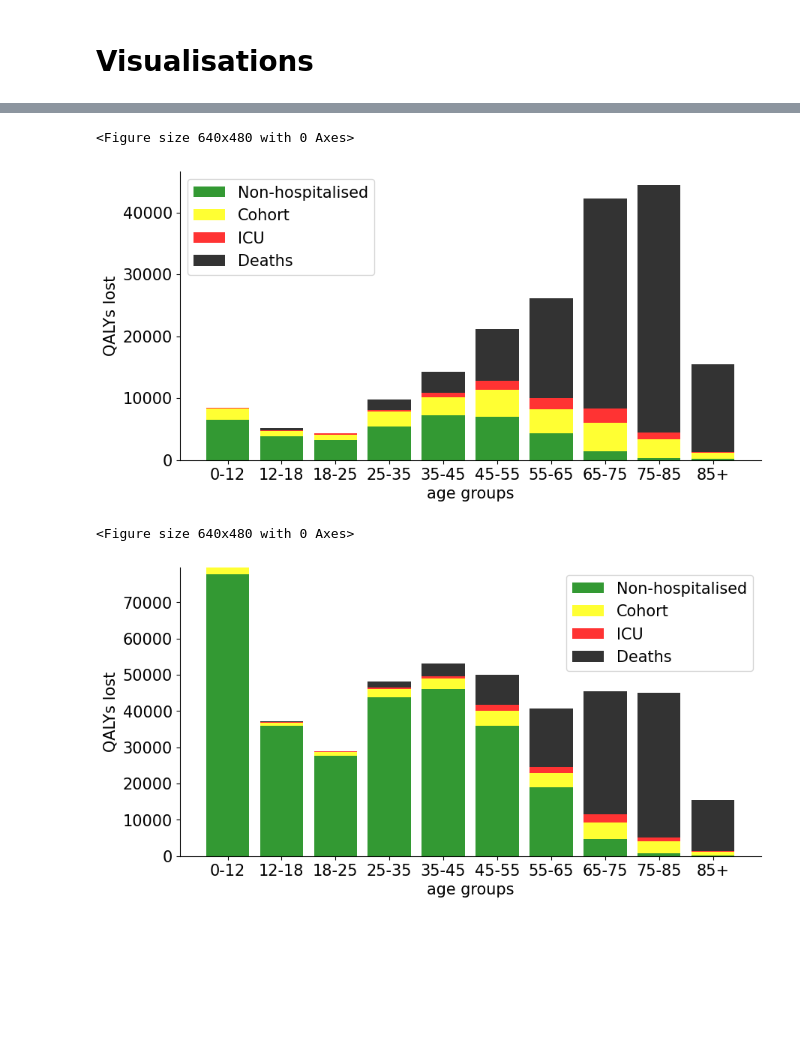
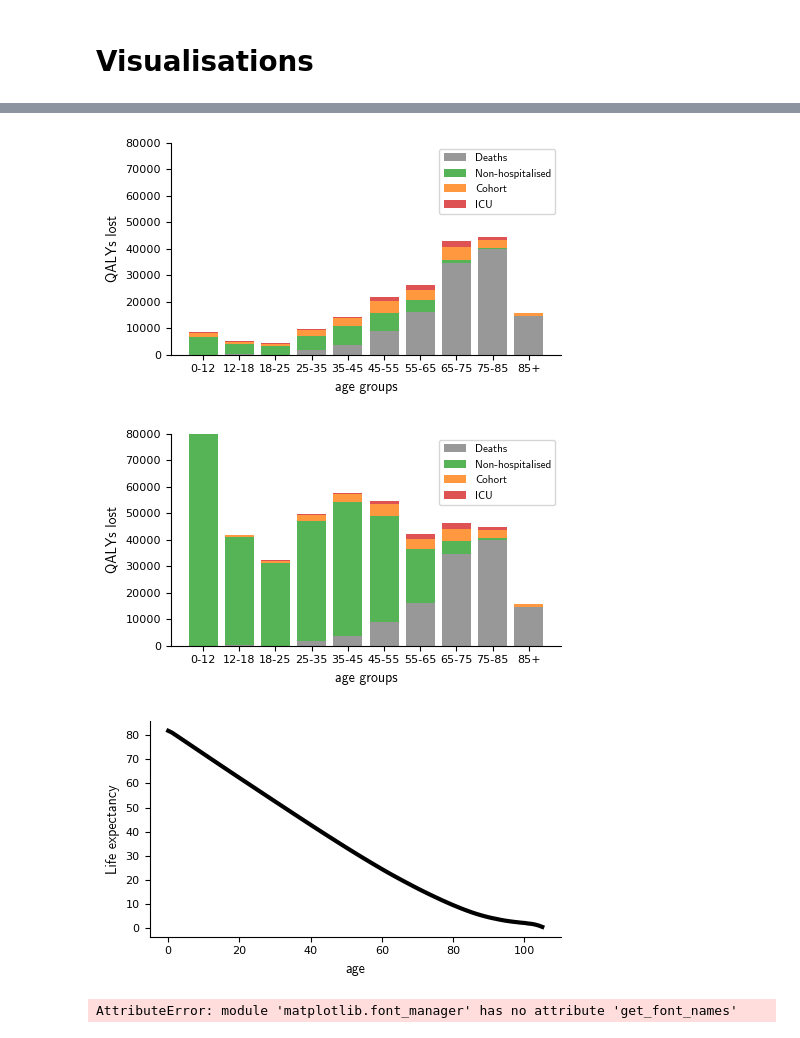
Before and after one commit to woldmuyn/COVID19-Model, a Jupyter notebook: notebooks/scratch/woldmuyn_long_COVID.ipynb, the cells around one changed output, grey strips where cells are left out. Cells and saved outputs as stored; diff of their text form; code cells hidden in the pictures; blank space fills up the shorter version.

Commit message:
Update figures

```diff
--- a/notebooks/scratch/woldmuyn_long_COVID.ipynb
+++ b/notebooks/scratch/woldmuyn_long_COVID.ipynb
@@ -70,7 +184,7 @@ for scenario,out in zip(['no_AD','AD'],[out_no_AD,out_AD]):
         lower = np.quantile(out[QALYs].sum('doses').sum('age_groups'),0.025,axis=0)
         upper = np.quantile(out[QALYs].sum('doses').sum('age_groups'),0.975,axis=0)
 
-        ax.plot(simtime,mean,'--', color=color)
+        ax.plot(simtime,mean,'--', color=palette_colors[color])
         ax.fill_between(simtime, lower, upper,alpha=0.20, color = color)
 
         ax = _apply_tick_locator(ax)
@@ -109,26 +223,35 @@ for scenario,out in zip(['no_AD','AD'],[out_no_AD,out_AD]):
 # %%
 for scenario,out in zip(['no_AD','AD'],[out_no_AD,out_AD]):
-# QALYS per age group
-    Palette=cm.get_cmap('tab10_r', initN.size).colors
-    plt.set_cmap('Set1')
-    age_group=['0-12','12-18','18-25','25-35','35-45','45-55','55-65','65-75','75-85','85+']
-
-    bottom = np.zeros(len(age_group))
-    fig, ax = plt.subplots(figsize=(10,5))
+    #age_groups=['0-12','12-18','18-25','25-35','35-45','45-55','55-65','65-75','75-85','85+']
+    bottom = np.zeros(len(age_groups))
+    fig, ax = plt.subplots(figsize=(5,3))
     for state, color, label in zip(states,colors,titles):
 
         y = out[state].mean('draws').sum('doses')[-1].values
-        ax.bar(age_group,y, color=color, alpha=0.8,bottom=bottom,label=label)
+        ax.bar(age_group_labels,y,color=palette_colors[color], alpha=0.8,bottom=bottom,label=label)
         ax.grid(False)
         bottom += y
 
-    ax.legend()
-    ax.set_ylabel('QALYs lost')
-    ax.set_xlabel('age groups')
-    plt.show()
-    #fig.savefig(os.path.join(abs_dir,result_folder,f'QALY_losses_per_age_group_{scenario}.png'), dpi=600)
+    ax.legend(prop=legend_font)
+    ax.set_ylabel('QALYs lost',font=label_font)
+    ax.set_xlabel('age groups',font=label_font)
+    ax.set_ylim([0,80000])
+    ax.tick_params(axis='both', which='major', labelsize=8)
+    fig.tight_layout()
+    fig.savefig(os.path.join(abs_dir,result_folder,f'QALY_losses_per_age_group_{scenario}.png'), dpi=600,bbox_inches='tight')
 # %% [output]
-<Figure size 640x480 with 0 Axes>
-[figure, old version]
+[figure, new version]
-<Figure size 640x480 with 0 Axes>
-[figure, old version]
+[figure, new version]
+# %%
+LE = life_table.life_expectancy()
+fig,ax = plt.subplots(figsize=(5,3))
+ax.plot(LE,'black')
+ax.grid(False)
+ax.set_ylabel('Life expectancy',font=label_font)
+ax.set_xlabel('age',font=label_font)
+ax.tick_params(axis='both', which='major', labelsize=8)
+plt.tight_layout()
+plt.show()
+fig.savefig(os.path.join(os.getcwd(),'../../results/covid19_DTM/preprocessing/QALY_model/long_COVID/','LE.png'),dpi=600,bbox_inches='tight')
+# %% [output]
+[figure, added]
@@ -134,0 +260,4 @@ for scenario,out in zip(['no_AD','AD'],[out_no_AD,out_AD]):
+# %%
+font_manager.get_font_names()
+# %% [output]
+AttributeError: module 'matplotlib.font_manager' has no attribute 'get_font_names'
```
Also changed, not shown: parts of 9 cells of this notebook, 18 other files.
